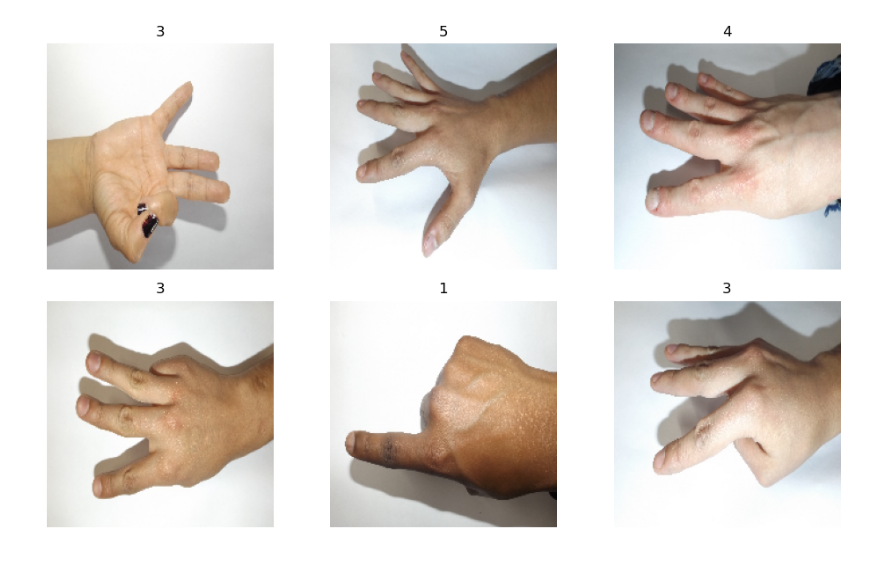
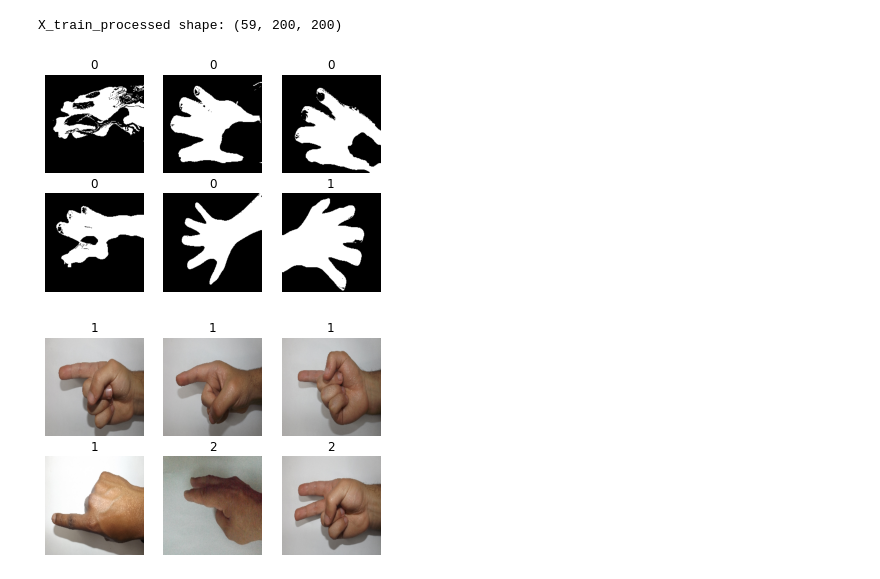
Before and after one commit to Omar-Al-Sharif/Sign-Language-Recognition, a Jupyter notebook: PreProcess.ipynb, the cells around one changed output. Saved outputs shown, nothing was run; the diff lists cells and outputs as text; code cells hidden in the pictures.

```diff
--- a/PreProcess.ipynb
+++ b/PreProcess.ipynb
@@ -144,17 +160,46 @@ plt.show()
-# %%
-# Create a subplot with 2 rows and 3 columns
-fig, axes = plt.subplots(2, 3, figsize=(10, 6))
-
-# Flatten the axes array to iterate over subplots
-axes = axes.flatten()
-
-# Display the images
-for counter,value in enumerate(random_indices):
-    axes[counter].imshow(X_train[value], cmap='gray')
-    axes[counter].set_title(label_names[y_train[value]])
-    axes[counter].axis('off')
-
-plt.tight_layout()  # Adjust the spacing between subplots
-plt.show()
-# %% [output]
-[figure, removed]
+# %%
+X_train_processed = []
+# Define the lower and upper skin color bounds in YCrCb color space
+light_skin = np.array([7, 50, 50],np.uint8)
+dark_skin = np.array([15, 255, 255],np.uint8)
+for i in range(len(X_train)):
+
+    img = X_train[i]
+    img = cv2.normalize(img, None, 0, 255, cv2.NORM_MINMAX, cv2.CV_8U) # convert to 8-bit
+
+    blur_img = cv2.GaussianBlur(img,(5,5),0)
+    denoised_img = cv2.fastNlMeansDenoisingColored(blur_img,None,3,3,7,21)
+
+
+    hsv_img = cv2.cvtColor(denoised_img,cv2.COLOR_BGR2HSV)
+    # hsv_img = cv2.cvtColor(bgr_img,cv2.COLOR_BGR2HSV)
+
+    frame_threshed = cv2.inRange(hsv_img, light_skin, dark_skin)
+    # denoised_img = cv2.fastNlMeansDenoising(frame_threshed,None,3,7,21)
+
+    X_train_processed.append(frame_threshed)
+X_train_processed = np.array(X_train_processed)
+
+# Print the shape of the preprocessed training data
+print('X_train_processed shape:', X_train_processed.shape)
+# %% [output]
+X_train_processed shape: (59, 200, 200)
+# %%
+# Visualize the preprocessed images
+#plot random 6 images from the training set
+
+for i in range(0, 6):
+    plt.subplot(2, 3, i + 1)
+    plt.imshow(X_train_processed[i+20], cmap='gray')
+    plt.title(label_names[y_train[i+20]])
+    plt.axis('off')
+# %% [output]
+[figure, added]
+# %%
+for i in range(0, 6):
+    plt.subplot(2, 3, i + 1)
+    plt.imshow(X_train[i+6], cmap='gray')
+    plt.title(label_names[y_train[i+6]])
+    plt.axis('off')
+# %% [output]
+[figure, added]
```
Also changed, not shown: parts of 9 cells of this notebook.
